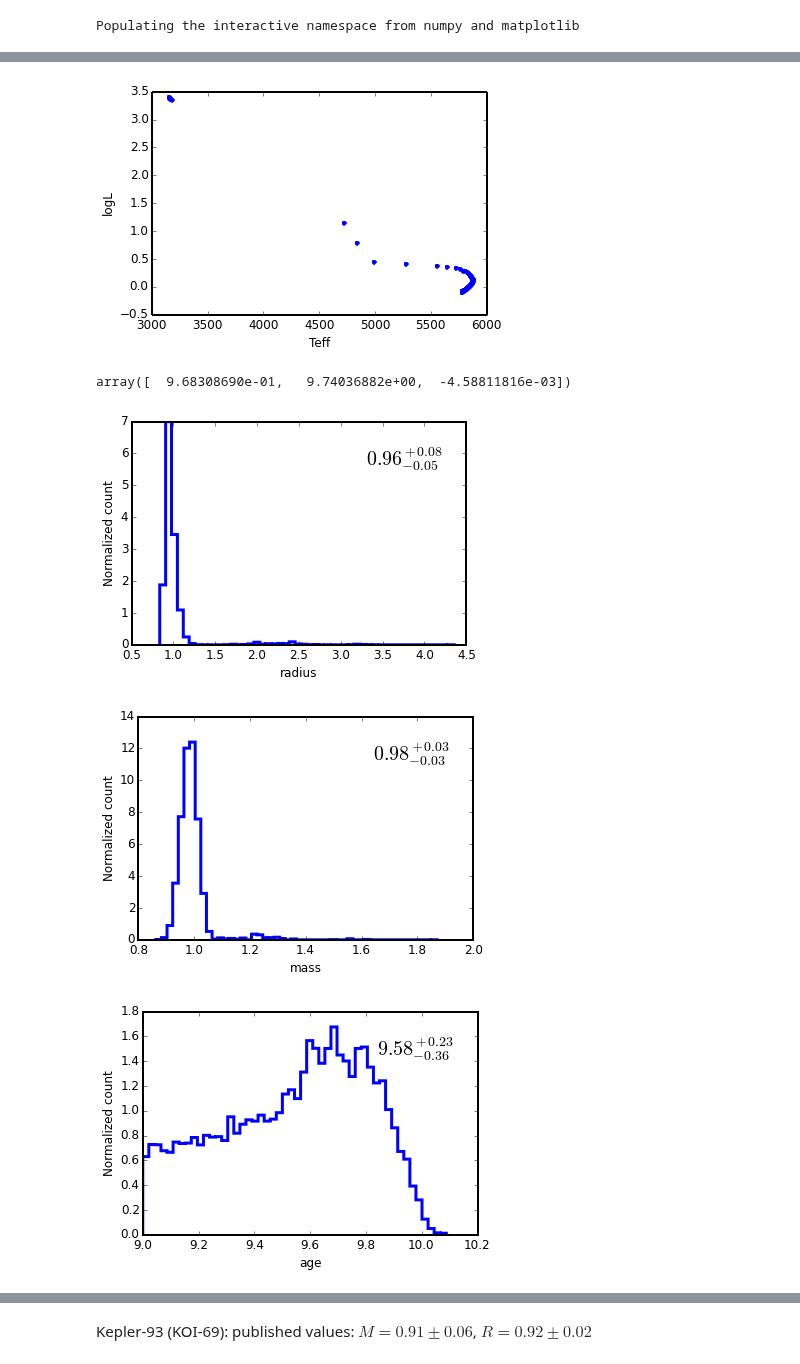
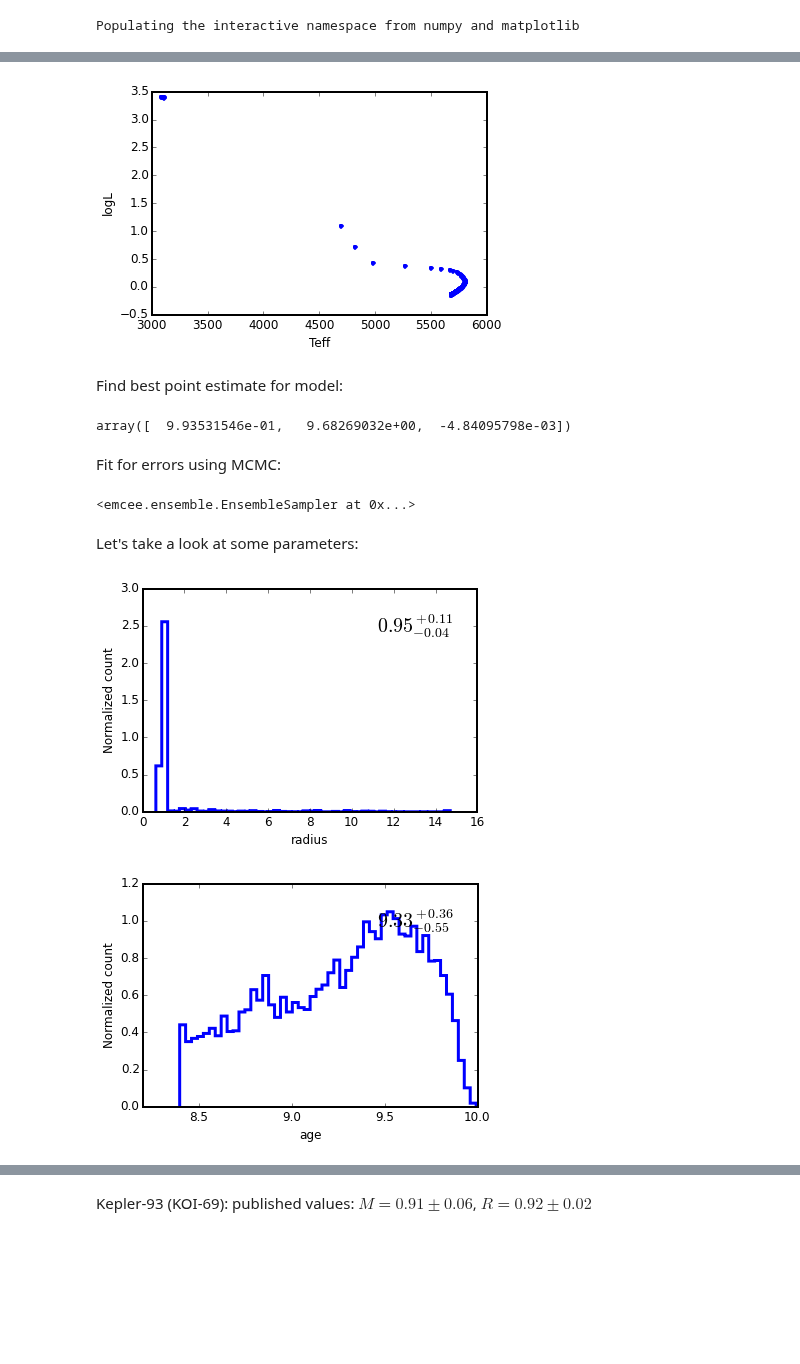
Before and after one commit to timothydmorton/isochrones, a Jupyter notebook: notebooks/demo.ipynb, the cells around one changed output, grey strips where cells are left out. Cells and saved outputs as stored; diff of their text form; code cells hidden in the pictures; blank space fills up the shorter version.

```diff
--- a/notebooks/demo.ipynb
+++ b/notebooks/demo.ipynb
@@ -6,7 +6,7 @@ import numpy as np
 # %% [output]
 Populating the interactive namespace from numpy and matplotlib
 # %%
-dar = dartmouth.Dartmouth_Isochrone()
+dar = Dartmouth_Isochrone()
 # %%
 mass,age,feh = (1,9.7,0.0)
 dar(mass,age,feh)
@@ -50,19 +33,26 @@ plot((ev['Teff']),ev['logL'],'.')
 xlabel('Teff')
 ylabel('logL');
 # %% [output]
-[figure, old version]
+[figure, new version]
 # %%
-mod = sm.StarModel(dar,Teff=(5770,50),logg=(4.44,0.10),feh=(0.0,0.1))
+mod = StarModel(dar,Teff=(5770,50),logg=(4.44,0.10),feh=(0.0,0.1))
+# %% [markdown]
+Find best point estimate for model:
 # %%
 mod.maxlike()
 # %% [output]
-array([  9.68308690e-01,   9.74036882e+00,  -4.58811816e-03])
+array([  9.93531546e-01,   9.68269032e+00,  -4.84095798e-03])
+# %% [markdown]
+Fit for errors using MCMC:
+# %%
+mod.fit_mcmc()
+# %% [output]
+<emcee.ensemble.EnsembleSampler at 0x...>
+# %% [markdown]
+Let's take a look at some parameters:
 # %%
-mod.fit_mcmc()
 mod.plot_samples('radius')
-mod.plot_samples('mass')
 mod.plot_samples('age')
 # %% [output]
-[figure, old version]
+[figure, new version]
-[figure, old version]
+[figure, new version]
-[figure, removed]
```
Also changed, not shown: parts of 5 cells of this notebook, 3 other files.
